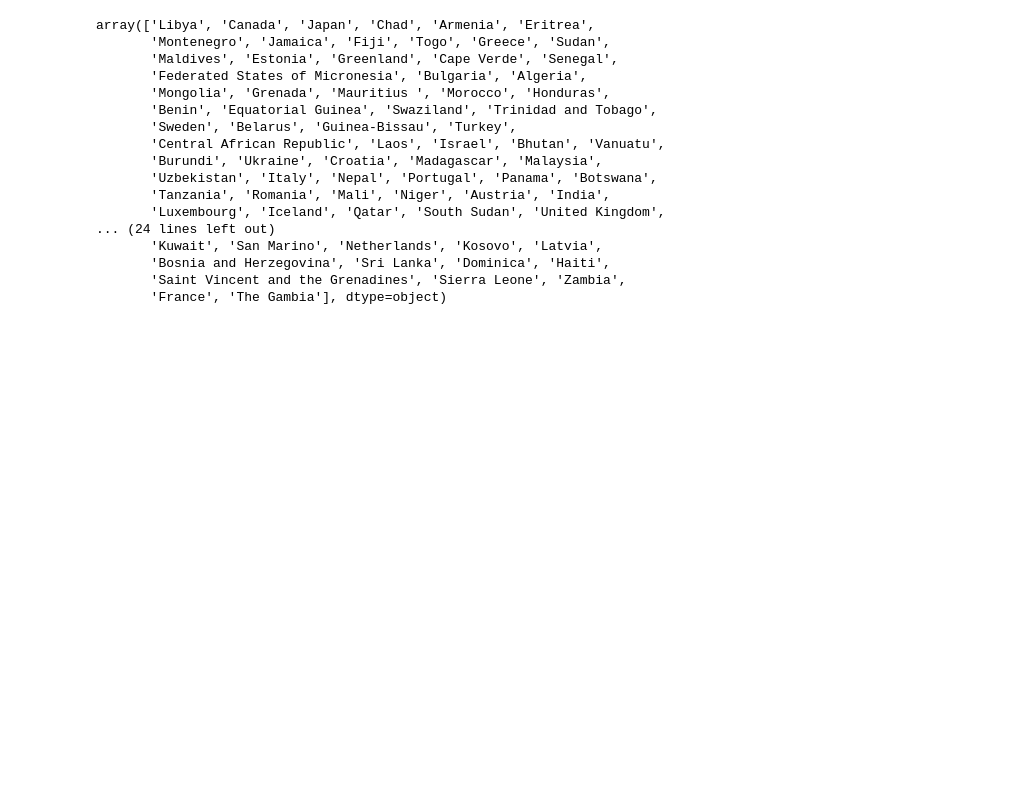
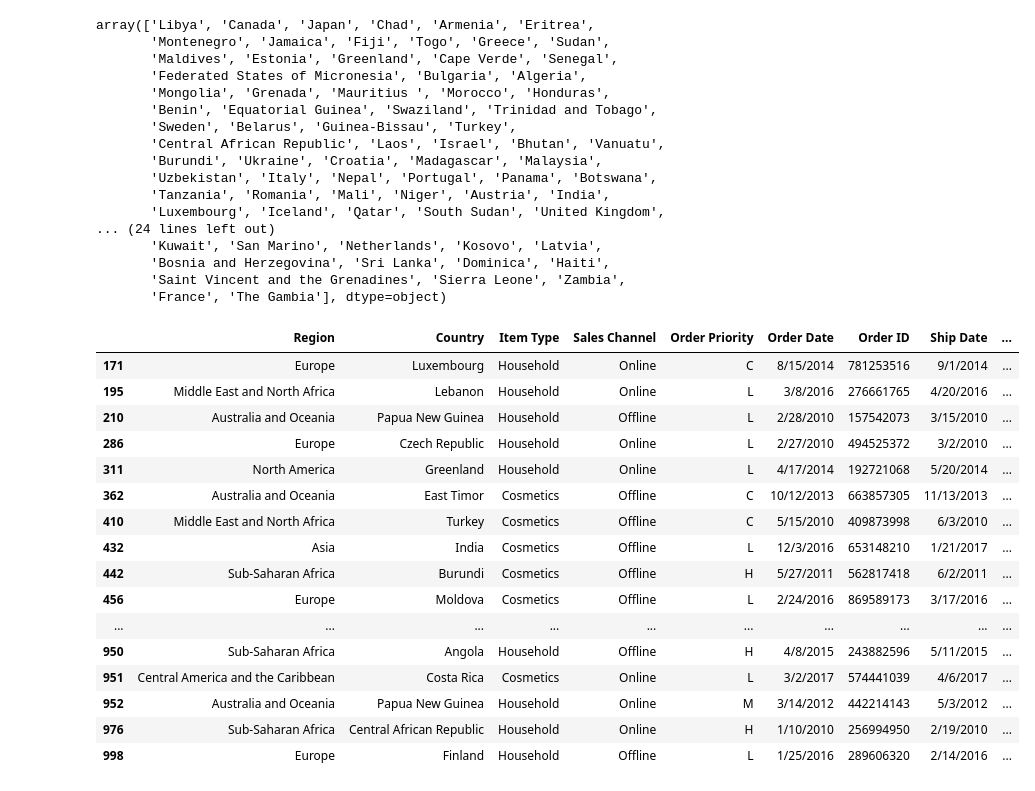
Before and after one commit to os1187/EDA-E1-26-27, a Jupyter notebook: Assessment_1.ipynb, the cells around one changed output. Saved outputs shown, nothing was run; the diff lists cells and outputs as text; code cells hidden in the pictures; blank space fills up the shorter version.

```diff
--- a/Assessment_1.ipynb
+++ b/Assessment_1.ipynb
@@ -112,3 +160,23 @@ array(['Libya', 'Canada', 'Japan', 'Chad', 'Armenia', 'Eritrea',
        'Bosnia and Herzegovina', 'Sri Lanka', 'Dominica', 'Haiti',
        'Saint Vincent and the Grenadines', 'Sierra Leone', 'Zambia',
        'France', 'The Gambia'], dtype=object)
+# %%
+df[df["Total Profit"]>1500000]
+# %% [output]
+|  | Region | Country | Item Type | Sales Channel | Order Priority | Order Date | Order ID | Ship Date | ... |
+| 171 | Europe | Luxembourg | Household | Online | C | 8/15/2014 | 781253516 | 9/1/2014 | ... |
+| 195 | Middle East and North Africa | Lebanon | Household | Online | L | 3/8/2016 | 276661765 | 4/20/2016 | ... |
+| 210 | Australia and Oceania | Papua New Guinea | Household | Offline | L | 2/28/2010 | 157542073 | 3/15/2010 | ... |
+| 286 | Europe | Czech Republic | Household | Online | L | 2/27/2010 | 494525372 | 3/2/2010 | ... |
+| 311 | North America | Greenland | Household | Online | L | 4/17/2014 | 192721068 | 5/20/2014 | ... |
+| 362 | Australia and Oceania | East Timor | Cosmetics | Offline | C | 10/12/2013 | 663857305 | 11/13/2013 | ... |
+| 410 | Middle East and North Africa | Turkey | Cosmetics | Offline | C | 5/15/2010 | 409873998 | 6/3/2010 | ... |
+| 432 | Asia | India | Cosmetics | Offline | L | 12/3/2016 | 653148210 | 1/21/2017 | ... |
+| 442 | Sub-Saharan Africa | Burundi | Cosmetics | Offline | H | 5/27/2011 | 562817418 | 6/2/2011 | ... |
+| 456 | Europe | Moldova | Cosmetics | Offline | L | 2/24/2016 | 869589173 | 3/17/2016 | ... |
+| ... | ... | ... | ... | ... | ... | ... | ... | ... | ... |
+| 950 | Sub-Saharan Africa | Angola | Household | Offline | H | 4/8/2015 | 243882596 | 5/11/2015 | ... |
+| 951 | Central America and the Caribbean | Costa Rica | Cosmetics | Online | L | 3/2/2017 | 574441039 | 4/6/2017 | ... |
+| 952 | Australia and Oceania | Papua New Guinea | Household | Online | M | 3/14/2012 | 442214143 | 5/3/2012 | ... |
+| 976 | Sub-Saharan Africa | Central African Republic | Household | Online | H | 1/10/2010 | 256994950 | 2/19/2010 | ... |
+| 998 | Europe | Finland | Household | Offline | L | 1/25/2016 | 289606320 | 2/14/2016 | ... |
```
Also changed, not shown: parts of 6 cells of this notebook.
